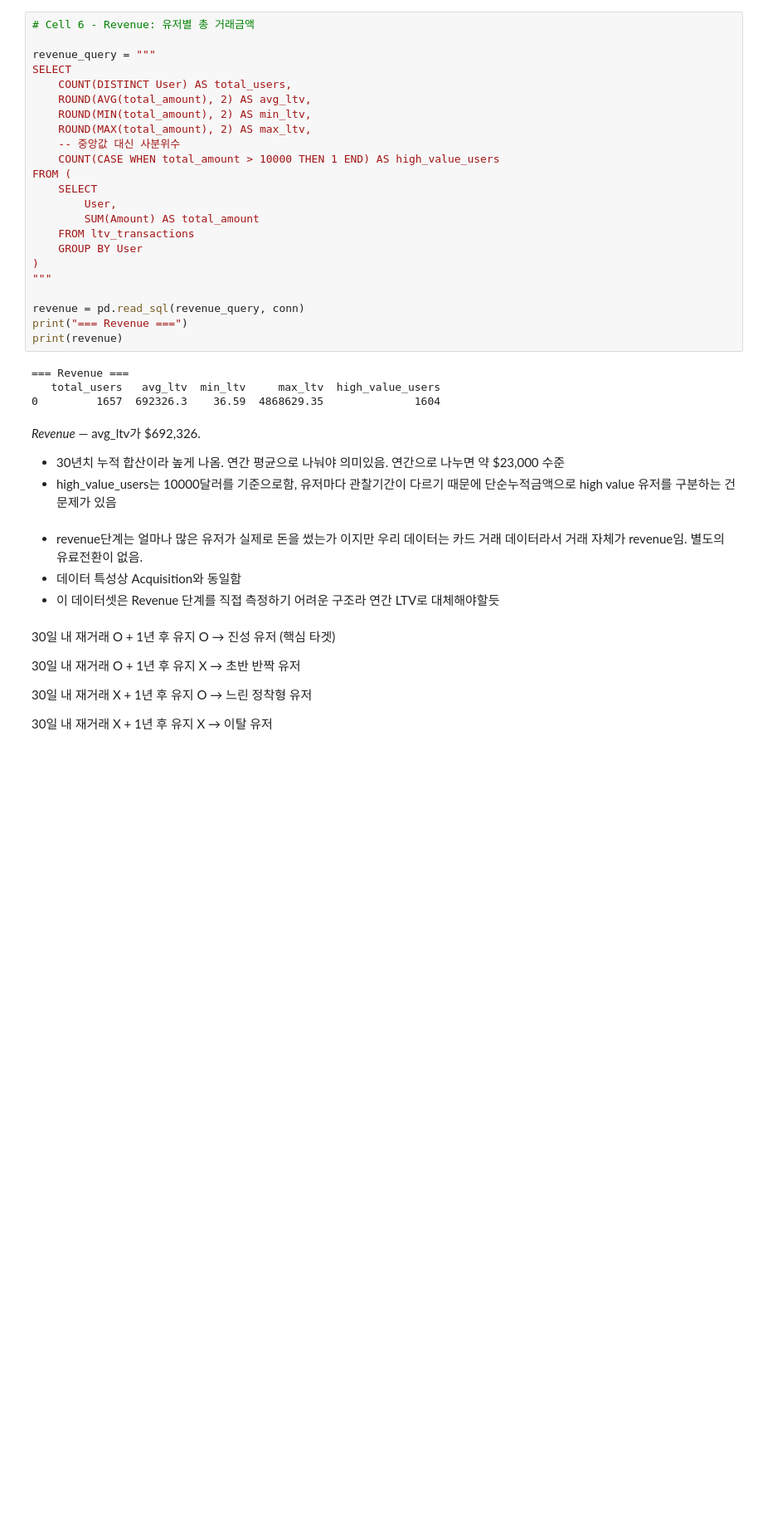
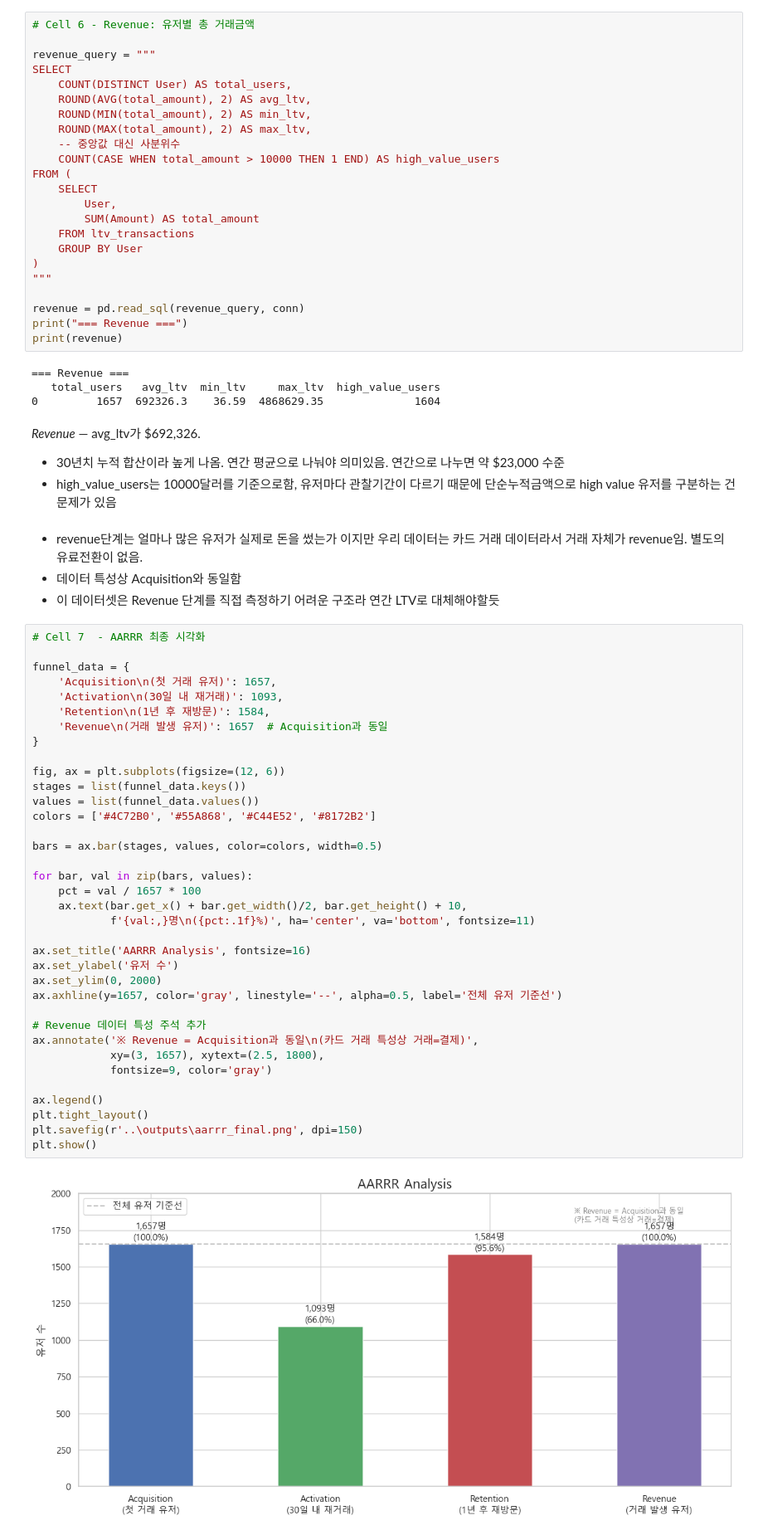
Before and after one commit to seonu-lee/IBM-credit-card-transaction, a Jupyter notebook: notebooks/03_aarrr_funnel.ipynb, the cells around one changed output. Shown at 83% size. Drawn from its saved outputs; the diff is of its cells as text; blank space fills up the shorter version.

Commit message:
AARRR END

```diff
--- a/notebooks/03_aarrr_funnel.ipynb
+++ b/notebooks/03_aarrr_funnel.ipynb
@@ -253,11 +253,41 @@ print(revenue)
 - revenue단계는 얼마나 많은 유저가 실제로 돈을 썼는가 이지만 우리 데이터는 카드 거래 데이터라서  거래 자체가 revenue임. 별도의 유료전환이 없음.
 - 데이터 특성상 Acquisition와 동일함
 - 이 데이터셋은 Revenue 단계를 직접 측정하기 어려운 구조라 연간 LTV로 대체해야할듯
-# %% [markdown]
-30일 내 재거래 O + 1년 후 유지 O → 진성 유저 (핵심 타겟)
-
-30일 내 재거래 O + 1년 후 유지 X → 초반 반짝 유저
-
-30일 내 재거래 X + 1년 후 유지 O → 느린 정착형 유저
-
-30일 내 재거래 X + 1년 후 유지 X → 이탈 유저
+# %%
+# Cell 7  - AARRR 최종 시각화
+
+funnel_data = {
+    'Acquisition\n(첫 거래 유저)': 1657,
+    'Activation\n(30일 내 재거래)': 1093,
+    'Retention\n(1년 후 재방문)': 1584,
+    'Revenue\n(거래 발생 유저)': 1657  # Acquisition과 동일
+}
+
+fig, ax = plt.subplots(figsize=(12, 6))
+stages = list(funnel_data.keys())
+values = list(funnel_data.values())
+colors = ['#4C72B0', '#55A868', '#C44E52', '#8172B2']
+
+bars = ax.bar(stages, values, color=colors, width=0.5)
+
+for bar, val in zip(bars, values):
+    pct = val / 1657 * 100
+    ax.text(bar.get_x() + bar.get_width()/2, bar.get_height() + 10,
+            f'{val:,}명\n({pct:.1f}%)', ha='center', va='bottom', fontsize=11)
+
+ax.set_title('AARRR Analysis', fontsize=16)
+ax.set_ylabel('유저 수')
+ax.set_ylim(0, 2000)
+ax.axhline(y=1657, color='gray', linestyle='--', alpha=0.5, label='전체 유저 기준선')
+
+# Revenue 데이터 특성 주석 추가
+ax.annotate('※ Revenue = Acquisition과 동일\n(카드 거래 특성상 거래=결제)',
+            xy=(3, 1657), xytext=(2.5, 1800),
+            fontsize=9, color='gray')
+
+ax.legend()
+plt.tight_layout()
+plt.savefig(r'..\outputs\aarrr_final.png', dpi=150)
+plt.show()
+# %% [output]
+[figure, added]
```
Also changed, not shown: parts of 9 cells of this notebook, 3 other files.
